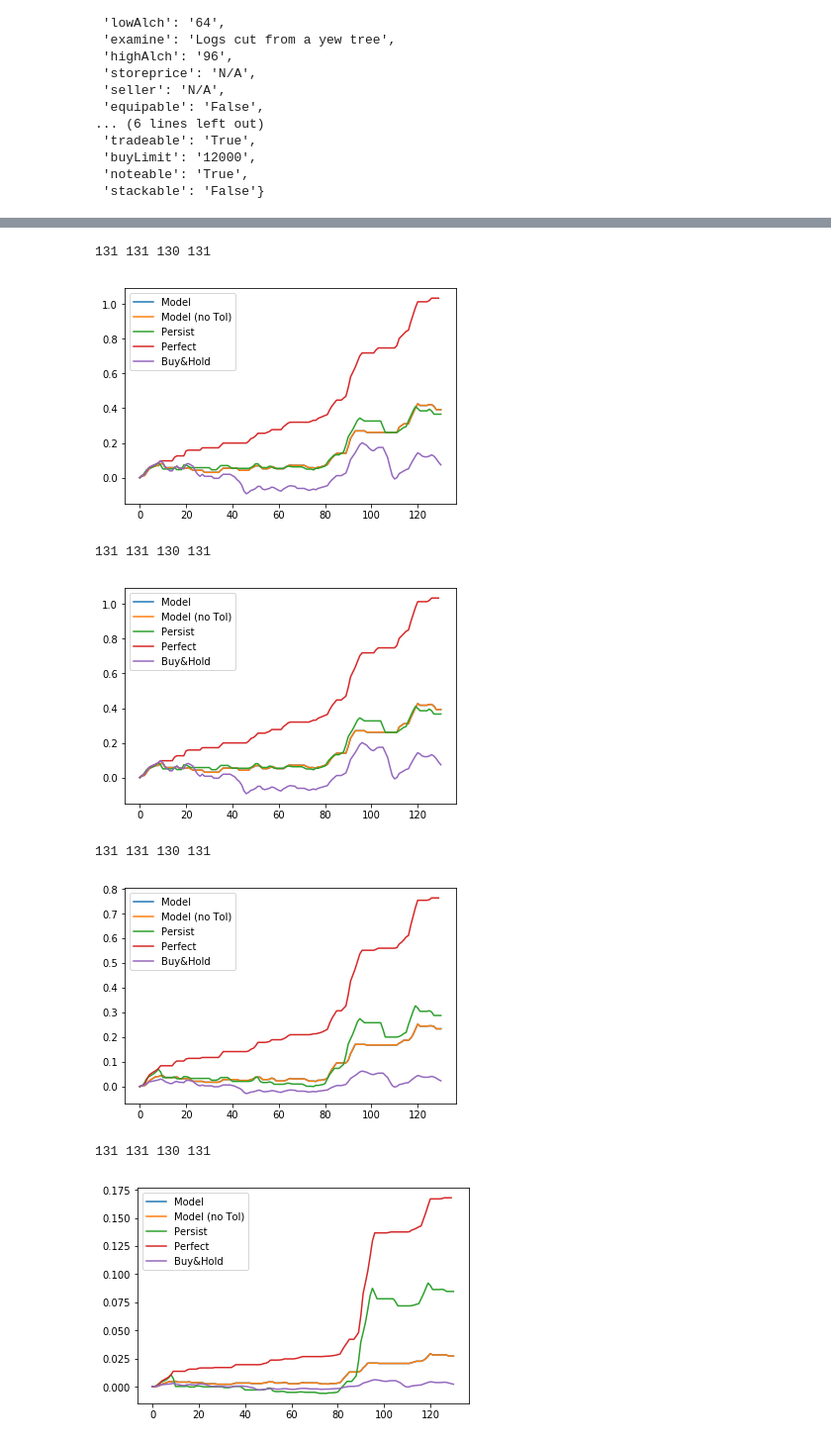
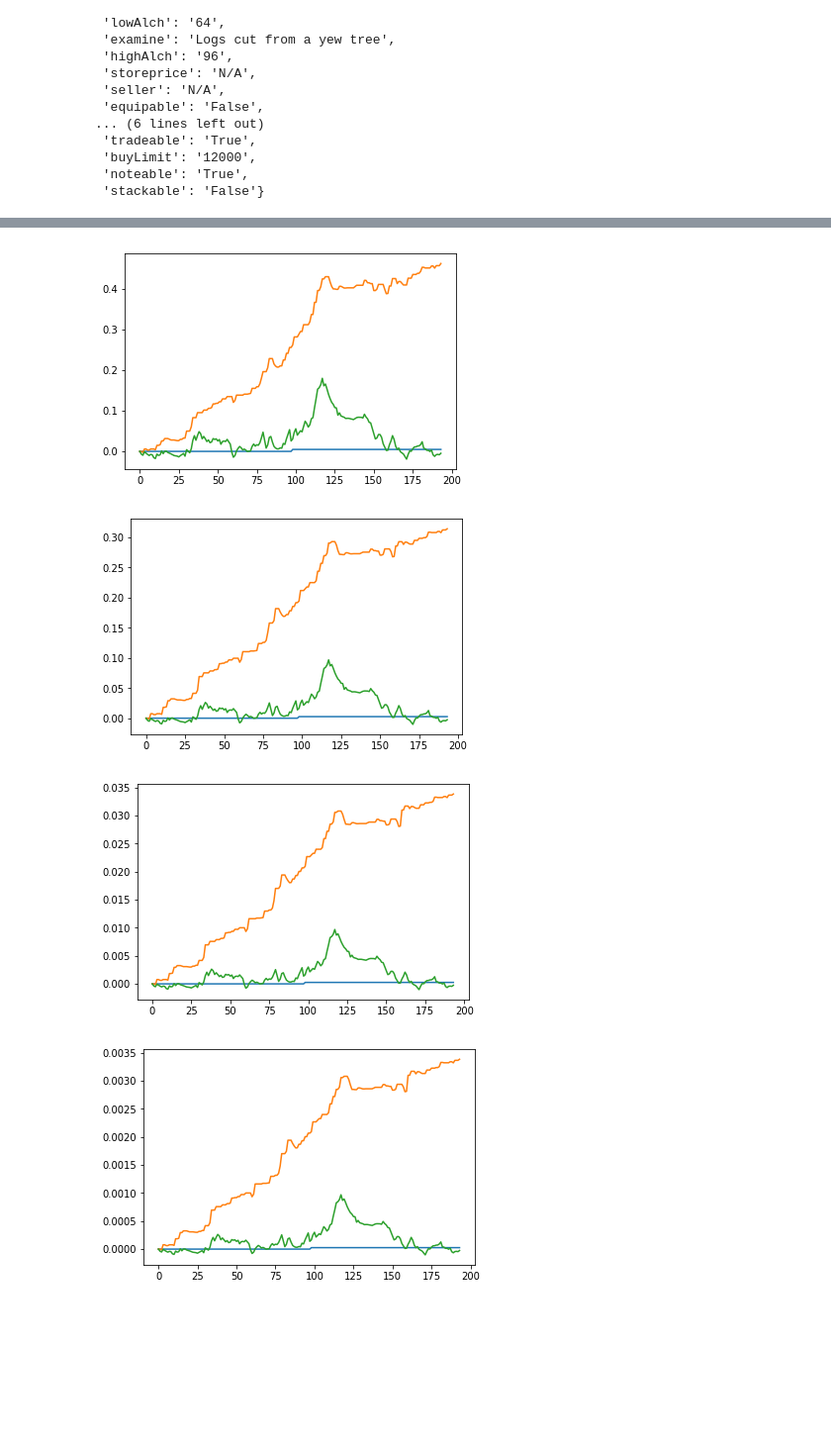
Before and after one commit to rmmartin02/OSRS_Research, a Jupyter notebook: ML/OSRS/Regression.ipynb, the cells around one changed output, grey strips where cells are left out. Shown at 99% size. Cells and saved outputs as stored; diff of their text form; code cells hidden in the pictures; blank space fills up the shorter version.

```diff
--- a/ML/OSRS/Regression.ipynb
+++ b/ML/OSRS/Regression.ipynb
@@ -283,31 +154,20 @@ plt.show()
 # %%
-import util.trading_systems as ts
-
-bl = int(items.getInfo(item)['buyLimit'])
-print(len(x_test),len(y_test),len(p_test))
+bl = int(items.getItemInfo(item)['buyLimit'])
+print(len(x_test))
 budgets = [10**5,10**6,10**7,10**8,10**9]
 mpBest = [([-100],-1)] * len(budgets)
-mpBestNoT = [[-100]] * len(budgets)
-ppBest = [[-100]] * len(budgets)
-bhBest = [[-100]] * len(budgets)
-perBest = [[-100]] * len(budgets)
-
-yp = [classify(a) for a in model.predict(x_val)]
-for b in range(len(budgets)):
-    t = 0
-    for i in range(10):
-        mp = ts.modelProfit(t,yp,p_val,bl,budgets[b])
-        if mp[-1]>mpBest[b][0][-1] and mp[-1]!=0.0:
-            mpBest[b] = (mp,t)
-        t += .02
-
-yp = [classify(a) for a in model.predict(x_test)]
+ppBest = [([-100],-1)] * len(budgets)
+bhBest = [([-100],-1)] * len(budgets)
 for b in range(len(budgets)):
     print(budgets[b])
     t = 0
     bhBest[b] = ts.buyAndHold(p_test,bl,budgets[b])
-    ppBest[b] = ts.perfectProfit([classify(a) for a in y_test],p_test,bl,budgets[b])
-    perBest[b] = ts.persistanceProfit([classify(a) for a in y_test],p_test,bl,budgets[b])
-    mpBest[b] = (ts.modelProfit(mpBest[b][1],yp,p_test,bl,budgets[b]),mpBest[b][1])
-    mpBestNoT[b] = ts.modelProfit(0,yp,p_test,bl,budgets[b])
+    for i in range(10):
+        mp = ts.modelProfit(x_test,t,model,p_test,bl,budgets[b])
+        if mp[-1]>mpBest[b][0][-1] and mp[-1]!=0.0:
+            mpBest[b] = (mp,t)
+        pp = ts.perfectProfit(x_test,t,y_test,p_test,bl,budgets[b])
+        if pp[-1]>ppBest[b][0][-1]:
+            ppBest[b] = (pp,t)
+        t += .02
 # %% [output]
@@ -346,19 +204,11 @@ for b in range(len(budgets)):
 # %%
 for b in range(len(budgets)):
-    print(len(mpBest[b][0]),len(perBest[b]),len(ppBest[b]),len(bhBest[b]))
-    plt.plot(mpBest[b][0],label='Model')
-    plt.plot(mpBestNoT[b],label='Model (no Tol)')
-    plt.plot(perBest[b],label='Persist')
-    plt.plot(ppBest[b],label='Perfect')
-    plt.plot(bhBest[b],label='Buy&Hold')
-    plt.legend()
+    plt.plot(mpBest[b][0])
+    plt.plot(ppBest[b][0])
+    plt.plot(bhBest[b])
     plt.show()
 # %% [output]
-131 131 130 131
-[figure, old version]
+[figure, new version]
-131 131 130 131
-[figure, old version]
+[figure, new version]
-131 131 130 131
-[figure, old version]
+[figure, new version]
-131 131 130 131
-[figure, old version]
+[figure, new version]
```
Also changed, not shown: parts of 23 cells of this notebook, 3 other files.
